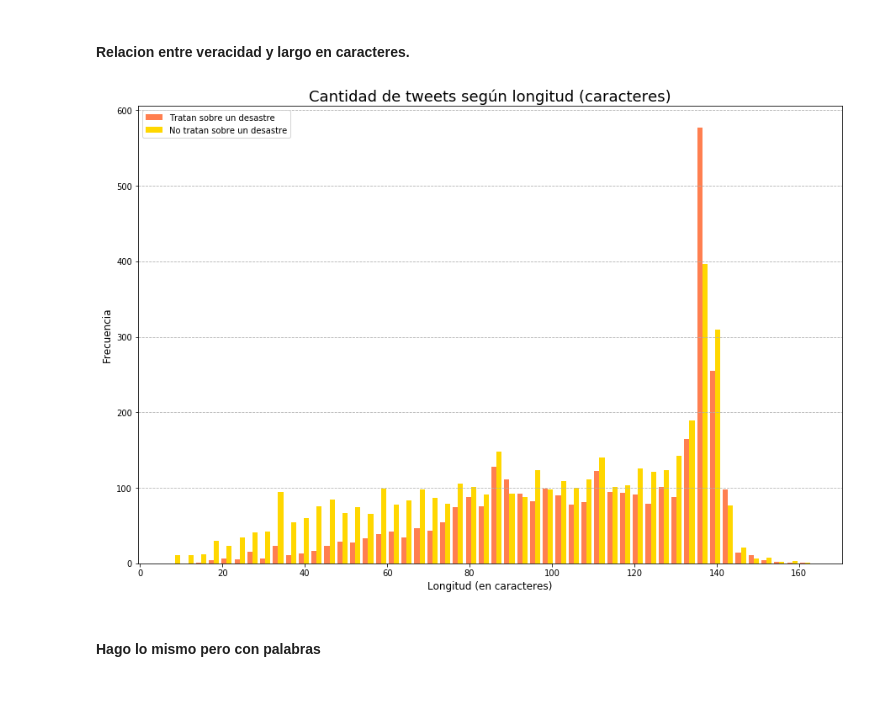
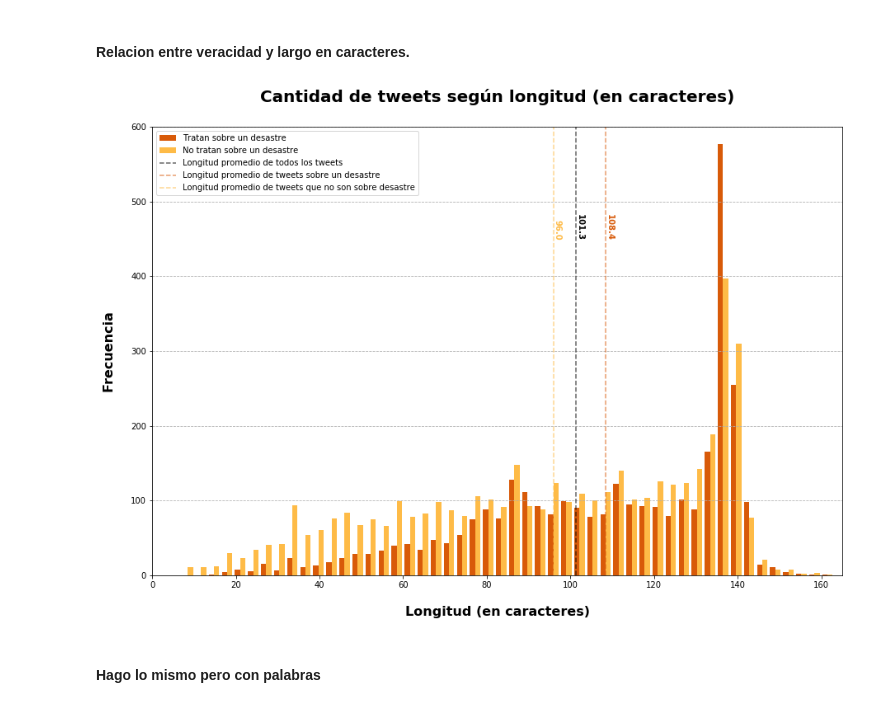
Before and after one commit to RiedelNicolas/TP1-Organizacion-de-Datos, a Jupyter notebook: Nico.ipynb, the cells around one changed output. Cells and saved outputs as stored; diff of their text form; code cells hidden in the pictures.

Commit message:
Corrijo visualizaciones

```diff
--- a/Nico.ipynb
+++ b/Nico.ipynb
@@ -153,21 +153,36 @@ ax.set_ylabel('Cantidad de palabras');
 #### se observa lo esperado
 # %% [markdown]
 #### Relacion entre veracidad y largo en caracteres.
-# %%
-colores = cmap([0.7,0.4])
-tweets_clima = tweets_largo[tweets_largo['target']==True]['nºcaracteres']
-tweets_no_clima = tweets_largo[tweets_largo['target']==False]['nºcaracteres']
-plt.figure(figsize=(15,10))
-# histogram
-plt.hist([tweets_clima, tweets_no_clima], bins=50, color=['coral','gold'], \
-label=['Tratan sobre un desastre', "No tratan sobre un desastre"])
-plt.title("Cantidad de tweets según longitud (caracteres)", fontsize=18)
-plt.ylabel("Frecuencia", fontsize=12)
-plt.xlabel("Longitud (en caracteres)", fontsize=12)
-plt.legend(prop={'size': 10})
-plt.grid(b=True, axis='y', linestyle='--')
-# %% [output]
-[figure, removed]
+# %%
+colores = cmap([0.7,0.4])
+tweets_verd = tweets_largo[tweets_largo['target']==True]['nºcaracteres']
+tweets_falsos = tweets_largo[tweets_largo['target']==False]['nºcaracteres']
+
+promedio = tweets_largo['nºcaracteres'].mean()
+promedio_verd = tweets_largo[tweets_largo['target']==1]['nºcaracteres'].mean()
+promedio_falsos = tweets_largo[tweets_largo['target']==0]['nºcaracteres'].mean()
+plt.figure(figsize=(15,10))
+# histogram
+plt.hist([tweets_verd, tweets_falsos], bins=50, color=[colores[0], colores[1]], \
+                label=['Tratan sobre un desastre', "No tratan sobre un desastre"])
+plt.vlines(x=promedio, ymin=0, ymax=600, color='black', \
+                   alpha=0.6, linestyle = '--', label='Longitud promedio de todos los tweets')
+plt.vlines(x=promedio_verd, ymin=0, ymax=600, color=colores[0], \
+                   alpha=0.6, linestyle = '--', label='Longitud promedio de tweets sobre un desastre')
+plt.vlines(x=promedio_falsos, ymin=0, ymax=600, color=colores[1], \
+                   alpha=0.6, linestyle = '--', label='Longitud promedio de tweets que no son sobre desastre')
+plt.xlim(0, 165)
+plt.ylim(0, 600)
+plt.text(promedio, 450, str(np.round(promedio, 1)), color='black', fontweight='bold', fontsize=10, rotation=270)
+plt.text(promedio_verd, 450, str(np.round(promedio_verd, 1)), color=colores[0], fontweight='bold', fontsize=10, rotation=270)
+plt.text(promedio_falsos, 450, str(np.round(promedio_falsos, 1)), color=colores[1], fontweight='bold', fontsize=10, rotation=270)
+plt.title("Cantidad de tweets según longitud (en caracteres)", weight='bold', size=20, pad=30)
+plt.ylabel("Frecuencia", labelpad=20, weight='bold', size=16)
+plt.xlabel("Longitud (en caracteres)",labelpad=20, weight='bold', size=16)
+plt.legend(prop={'size': 10})
+plt.grid(b=True, axis='y', linestyle='--')
+# %% [output]
+[figure, added]
 # %% [markdown]
 #### Hago lo mismo pero con palabras
 # %%
```
Also changed, not shown: parts of 66 cells of this notebook, 1 other file.
